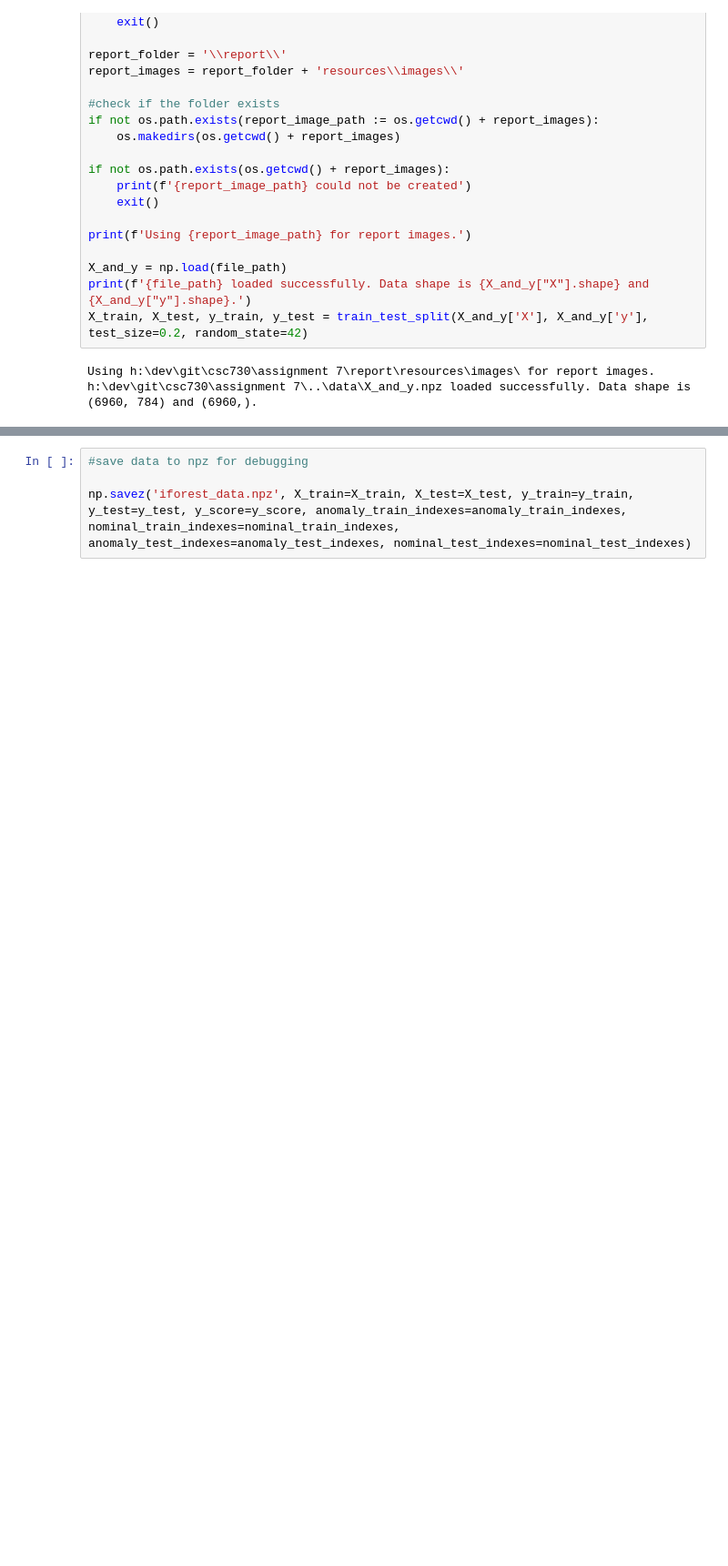
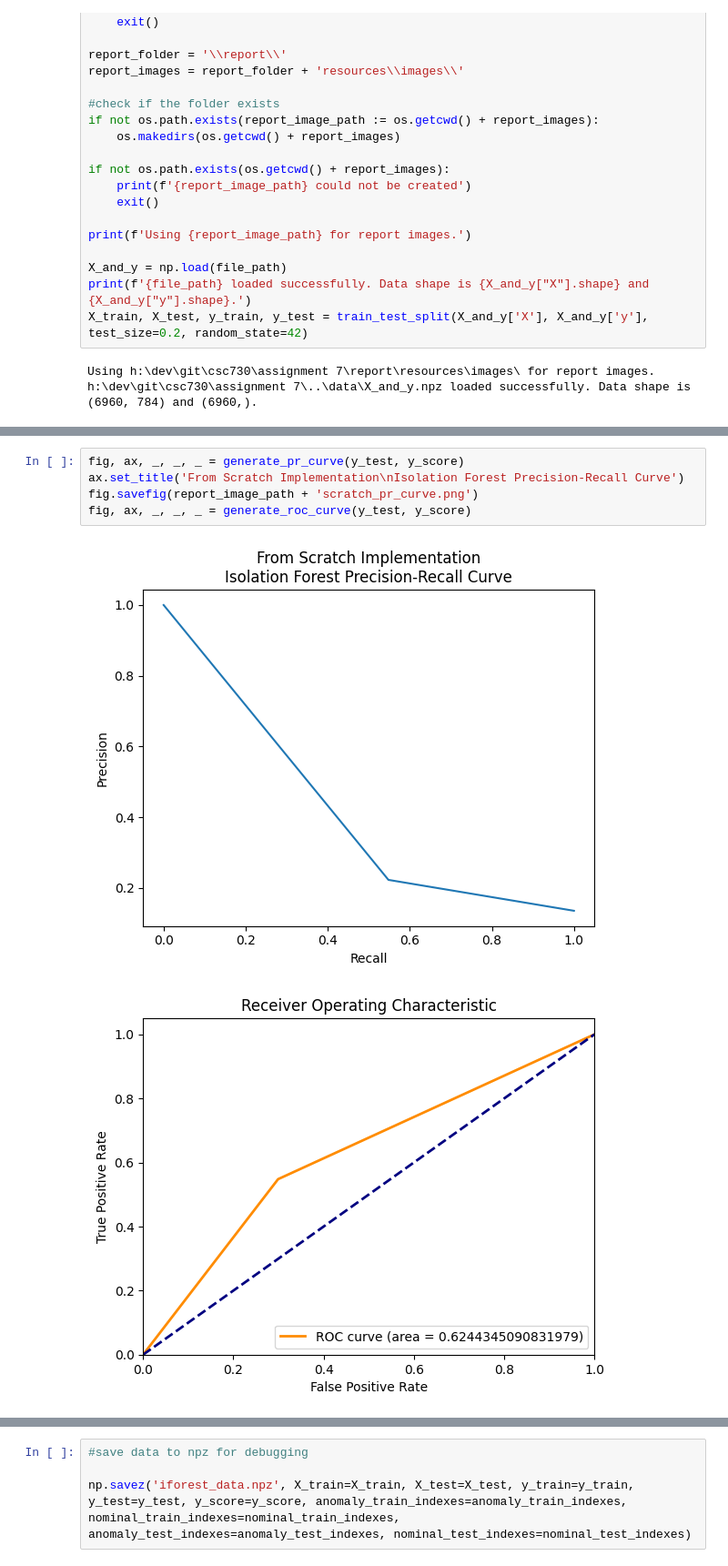
Before and after one commit to krisrjensen/csc730, a Jupyter notebook: assignment 7/csc730_assignment_7_KJ.ipynb, the cells around one changed output, grey strips where cells are left out. Shown at 91% size. Drawn from its saved outputs; the diff is of its cells as text; blank space fills up the shorter version.

```diff
--- a/assignment 7/csc730_assignment_7_KJ.ipynb
+++ b/assignment 7/csc730_assignment_7_KJ.ipynb
@@ -379 +358,9 @@ plt.show()
+# %%
+fig, ax, _, _, _ = generate_pr_curve(y_test, y_score)
+ax.set_title('From Scratch Implementation\nIsolation Forest Precision-Recall Curve')
+fig.savefig(report_image_path + 'scratch_pr_curve.png')
+fig, ax, _, _, _ = generate_roc_curve(y_test, y_score)
+# %% [output]
+[figure, added]
+[figure, added]
 # %%
```
Also changed, not shown: parts of 10 cells of this notebook, 30 other files.
